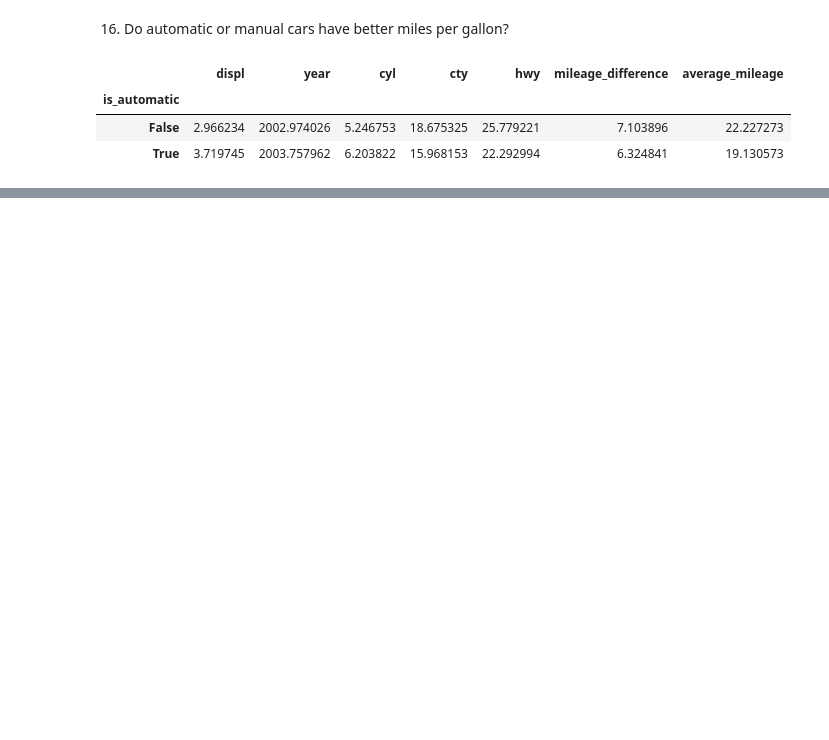
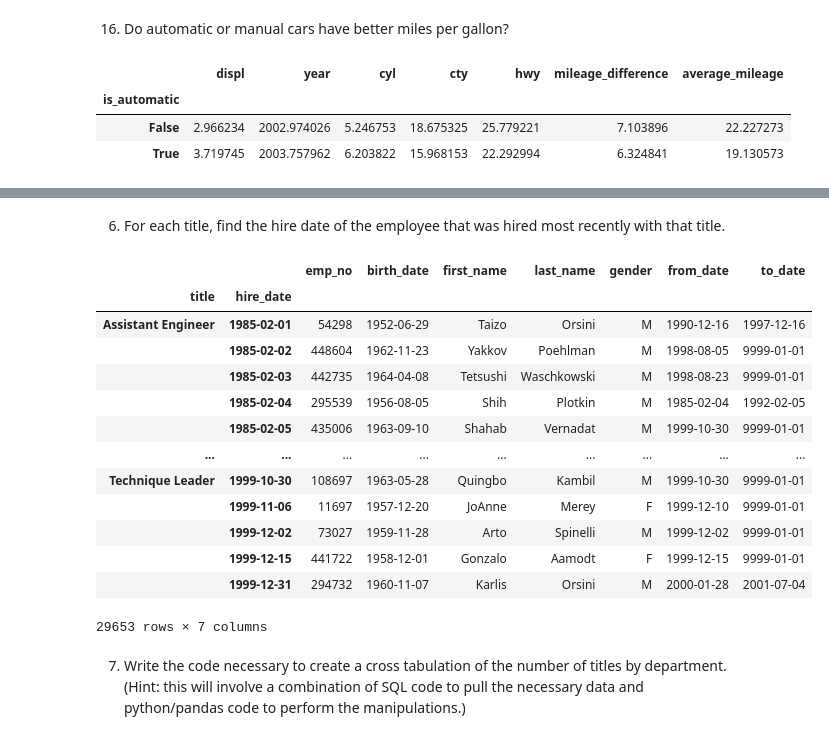
Before and after one commit to Joshua-Click/dumpy-pandas-visualization-exercises, a Jupyter notebook: advance_dataframes.ipynb, the cells around one changed output, grey strips where cells are left out. Cells and saved outputs as stored; diff of their text form; code cells hidden in the pictures; blank space fills up the shorter version.

```diff
--- a/advance_dataframes.ipynb
+++ b/advance_dataframes.ipynb
@@ -363,0 +522,23 @@ mpg.groupby(['is_automatic']).mean('average_mileage')
+# %% [markdown]
+
+6. For each title, find the hire date of the employee that was hired most recently with that title.
+# %%
+comb_emp.groupby(['title', 'hire_date']).max()
+# %% [output]
+|  |  | emp_no | birth_date | first_name | last_name | gender | from_date | to_date |
+| title | hire_date |  |  |  |  |  |  |  |
+| Assistant Engineer | 1985-02-01 | 54298 | 1952-06-29 | Taizo | Orsini | M | 1990-12-16 | 1997-12-16 |
+|  | 1985-02-02 | 448604 | 1962-11-23 | Yakkov | Poehlman | M | 1998-08-05 | 9999-01-01 |
+|  | 1985-02-03 | 442735 | 1964-04-08 | Tetsushi | Waschkowski | M | 1998-08-23 | 9999-01-01 |
+|  | 1985-02-04 | 295539 | 1956-08-05 | Shih | Plotkin | M | 1985-02-04 | 1992-02-05 |
+|  | 1985-02-05 | 435006 | 1963-09-10 | Shahab | Vernadat | M | 1999-10-30 | 9999-01-01 |
+| ... | ... | ... | ... | ... | ... | ... | ... | ... |
+| Technique Leader | 1999-10-30 | 108697 | 1963-05-28 | Quingbo | Kambil | M | 1999-10-30 | 9999-01-01 |
+|  | 1999-11-06 | 11697 | 1957-12-20 | JoAnne | Merey | F | 1999-12-10 | 9999-01-01 |
+|  | 1999-12-02 | 73027 | 1959-11-28 | Arto | Spinelli | M | 1999-12-02 | 9999-01-01 |
+|  | 1999-12-15 | 441722 | 1958-12-01 | Gonzalo | Aamodt | F | 1999-12-15 | 9999-01-01 |
+|  | 1999-12-31 | 294732 | 1960-11-07 | Karlis | Orsini | M | 2000-01-28 | 2001-07-04 |
+29653 rows × 7 columns
+# %% [markdown]
+
+7. Write the code necessary to create a cross tabulation of the number of titles by department. (Hint: this will involve a combination of SQL code to pull the necessary data and python/pandas code to perform the manipulations.)
```
Also changed, not shown: parts of 16 cells of this notebook.
